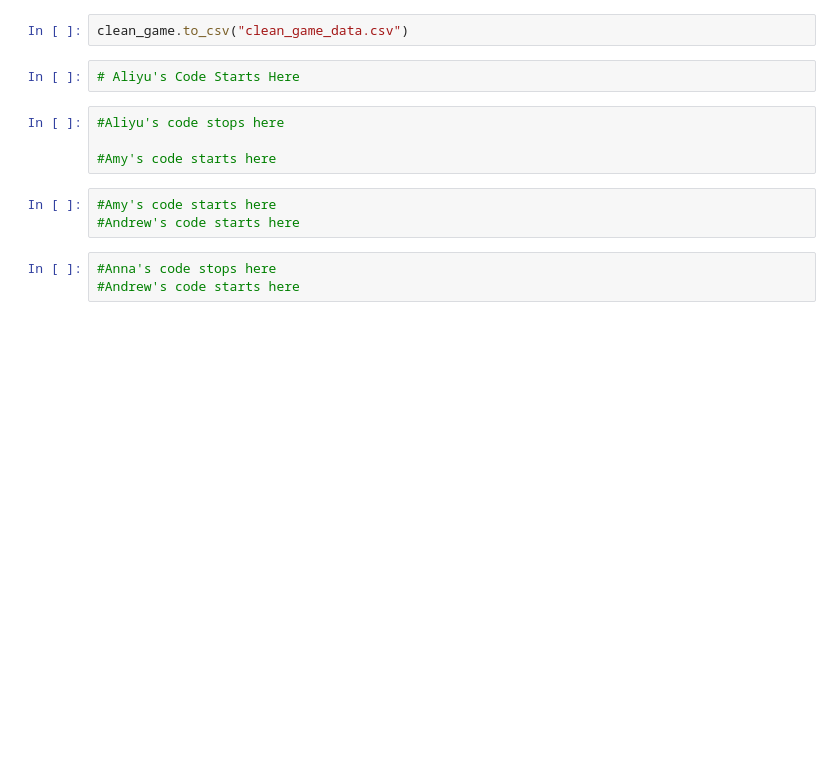
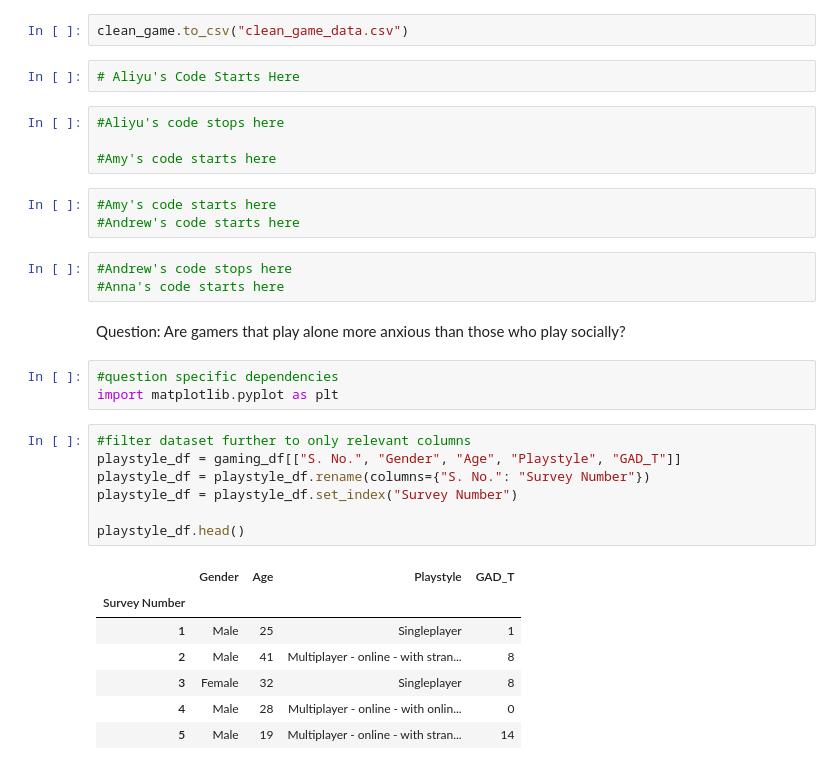
Before and after one commit to annabitzer/Project-1---Group-9, a Jupyter notebook: Data Cleaning.ipynb, the cells around one changed output. Drawn from its saved outputs; the diff is of its cells as text; blank space fills up the shorter version.

```diff
--- a/Data Cleaning.ipynb
+++ b/Data Cleaning.ipynb
@@ -36,5 +75,25 @@ clean_game.to_csv("clean_game_data.csv")
 #Amy's code starts here
 #Andrew's code starts here
 # %%
-#Anna's code stops here
-#Andrew's code starts here
+#Andrew's code stops here
+#Anna's code starts here
+# %% [markdown]
+Question: Are gamers that play alone more anxious than those who play socially?
+# %%
+#question specific dependencies
+import matplotlib.pyplot as plt
+# %%
+#filter dataset further to only relevant columns
+playstyle_df = gaming_df[["S. No.", "Gender", "Age", "Playstyle", "GAD_T"]]
+playstyle_df = playstyle_df.rename(columns={"S. No.": "Survey Number"})
+playstyle_df = playstyle_df.set_index("Survey Number")
+
+playstyle_df.head()
+# %% [output]
+|  | Gender | Age | Playstyle | GAD_T |
+| Survey Number |  |  |  |  |
+| 1 | Male | 25 | Singleplayer | 1 |
+| 2 | Male | 41 | Multiplayer - online - with stran... | 8 |
+| 3 | Female | 32 | Singleplayer | 8 |
+| 4 | Male | 28 | Multiplayer - online - with onlin... | 0 |
+| 5 | Male | 19 | Multiplayer - online - with stran... | 14 |
```
Also changed, not shown: parts of 10 cells of this notebook, 1 other file.
